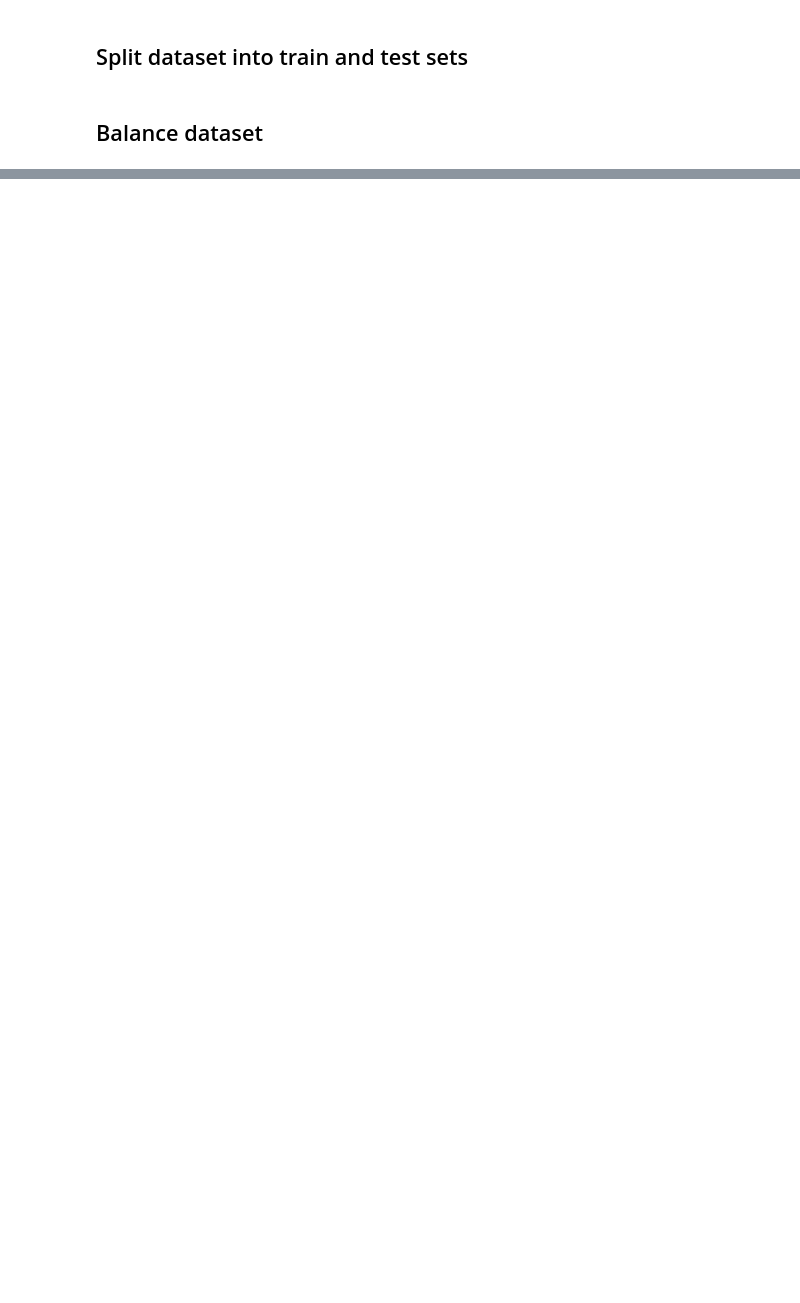
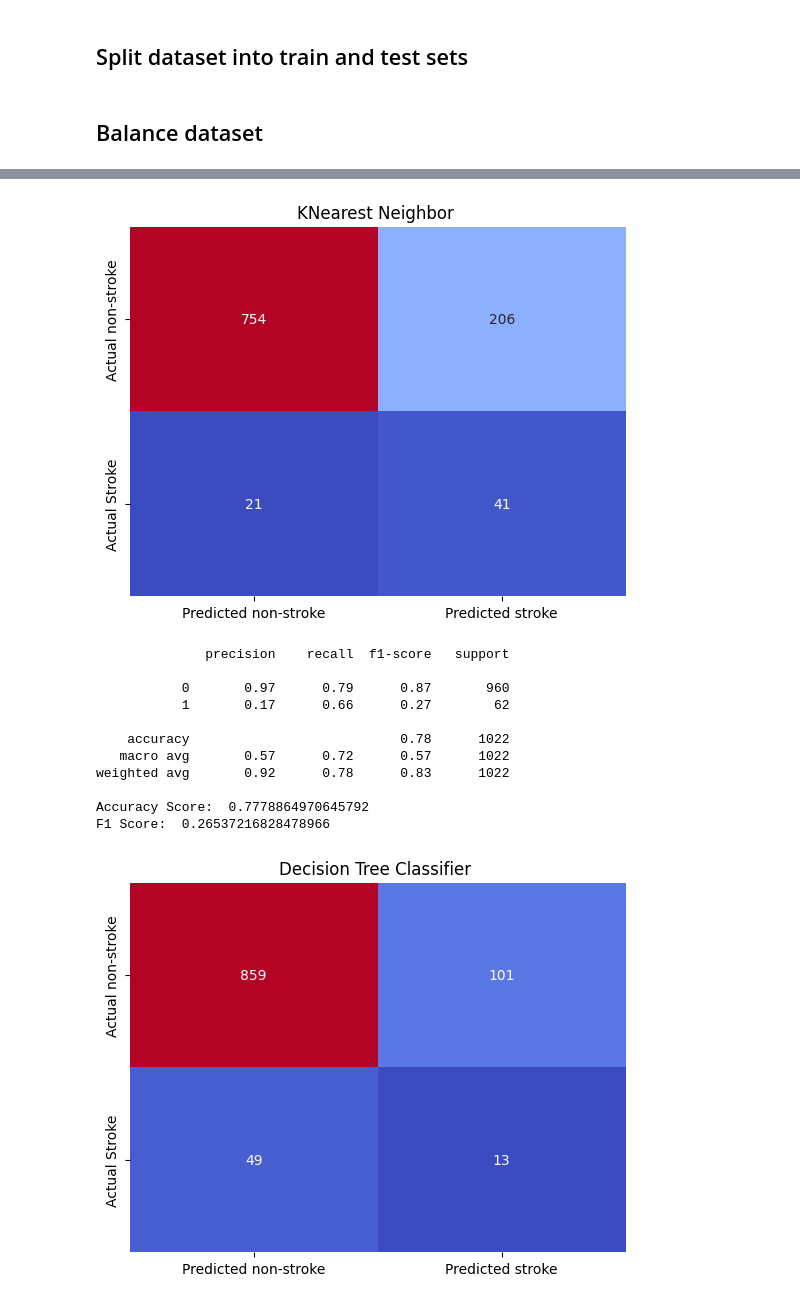
Before and after one commit to Oleh2506/StrokePrediction, a Jupyter notebook: preprocess_data.ipynb, the cells around one changed output, grey strips where cells are left out. Drawn from its saved outputs; the diff is of its cells as text; code cells hidden in the pictures; blank space fills up the shorter version.

```diff
--- a/preprocess_data.ipynb
+++ b/preprocess_data.ipynb
@@ -123,0 +189,46 @@ sns.countplot(x=y_train_resampled)
+# %%
+def test_models(X_train, y_train, X_test, y_test):
+    models = [['KNearest Neighbor ',KNeighborsClassifier(leaf_size=1, n_neighbors=14, p=2)],
+              ['Decision Tree Classifier ',DecisionTreeClassifier()],
+              ['Random Forest Classifier ',RandomForestClassifier()],
+              ['Ada Boost ',AdaBoostClassifier()],
+              ['SVM ',SVC()],
+              ['XG Boost',XGBClassifier(learning_rate=0.1, max_depth=9, n_estimators=100)],
+              ['Cat Boost',CatBoostClassifier(logging_level='Silent')]]
+
+    models_scores = []
+    for name, model in models:
+
+        curr_model = model
+        curr_model.fit(X_train, y_train)
+        curr_model_pred = curr_model.predict(X_test)
+        cm_model = confusion_matrix(y_test, curr_model_pred)
+        models_scores.append((name, accuracy_score(y_test, curr_model_pred), f1_score(y_test, curr_model_pred)))
+
+        plt.title(name)
+        sns.heatmap(confusion_matrix(y_test, curr_model_pred), annot=True, fmt='g', cmap='coolwarm', cbar=False,
+            yticklabels=['Actual non-stroke', 'Actual Stroke'], xticklabels=['Predicted non-stroke', 'Predicted stroke'])
+
+        plt.show()
+
+        print(classification_report(y_test, curr_model_pred))
+        print('Accuracy Score: ', accuracy_score(y_test, curr_model_pred))
+        print('F1 Score: ', f1_score(y_test, curr_model_pred))
+
+    return models_scores
+# %%
+models_scores = test_models(X_train_res, y_train_res, X_test, y_test)
+# %% [output]
+[figure, added]
+              precision    recall  f1-score   support
+
+           0       0.97      0.79      0.87       960
+           1       0.17      0.66      0.27        62
+
+    accuracy                           0.78      1022
+   macro avg       0.57      0.72      0.57      1022
+weighted avg       0.92      0.78      0.83      1022
+
+Accuracy Score:  0.7778864970645792
+F1 Score:  0.26537216828478966
+[figure, added]
```
Also changed, not shown: parts of 19 cells of this notebook, 4 other files.
